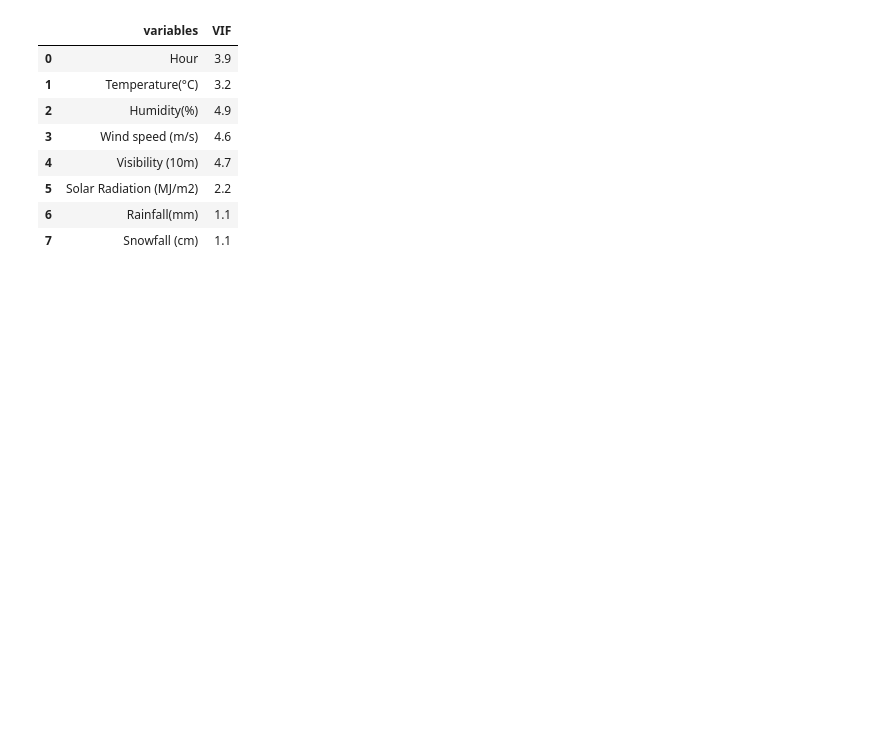
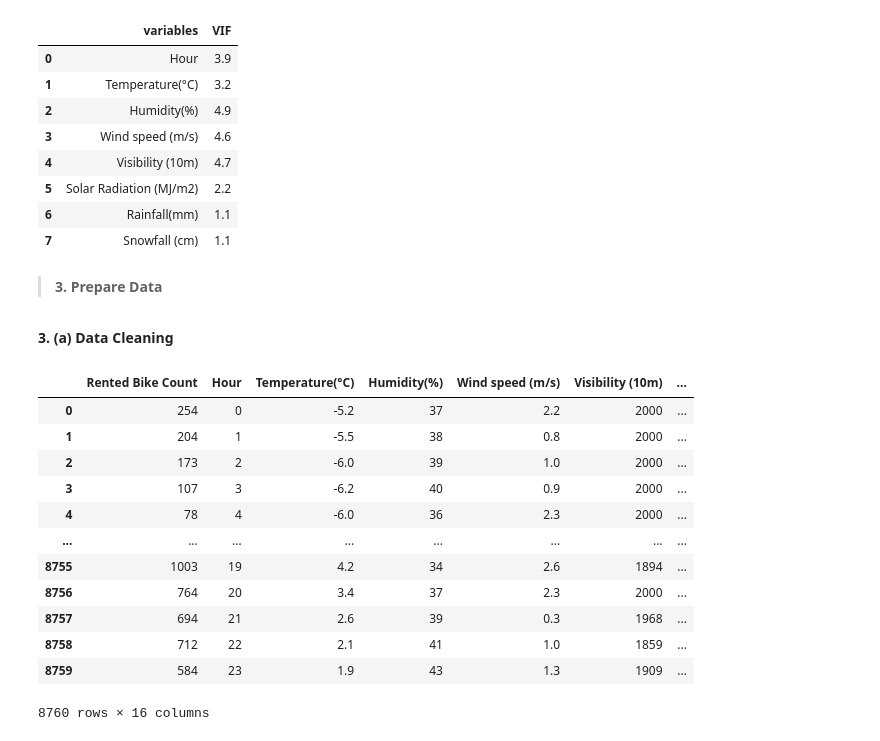
Before and after one commit to GODxFATHER/Bike-Sharing-Demand-Prediction, a Jupyter notebook: Individual_Bike_Sharing_Demand_Prediction_Capstone_Project.ipynb, the cells around one changed output. Drawn from its saved outputs; the diff is of its cells as text; code cells hidden in the pictures; blank space fills up the shorter version.

```diff
--- a/Individual_Bike_Sharing_Demand_Prediction_Capstone_Project.ipynb
+++ b/Individual_Bike_Sharing_Demand_Prediction_Capstone_Project.ipynb
@@ -579 +603,5 @@ cal_vif(df[[i for i in df.describe().columns if i not in ["Rented Bike Count",'Y
+# %% [markdown]
+> **3. Prepare Data**
+# %% [markdown]
+**3. (a) Data Cleaning**
 # %%
@@ -582,0 +609,25 @@ cal_vif(df[[i for i in df.describe().columns if i not in ["Rented Bike Count",'Y
+# %%
+#Encoding cyclical feature into thier numerical representation for later transforamtion
+
+month_mapping = {"January":0, "February":1, "March":2, "April":3, "May":4, "June":5, "July":6, "August":7,
+                "September":8, "October":9, "November":10, "December":11}
+weekday_mapping = {"Monday":0, "Tuesday":1, "Wednesday":2, "Thursday":3, "Friday":4, "Saturday":5, "Sunday":6}
+
+df['Month'] = df.Month.map(month_mapping)
+df['Weekday'] = df.Weekday.map(weekday_mapping)
+# %%
+df
+# %% [output]
+|  | Rented Bike Count | Hour | Temperature(°C) | Humidity(%) | Wind speed (m/s) | Visibility (10m) | ... |
+| 0 | 254 | 0 | -5.2 | 37 | 2.2 | 2000 | ... |
+| 1 | 204 | 1 | -5.5 | 38 | 0.8 | 2000 | ... |
+| 2 | 173 | 2 | -6.0 | 39 | 1.0 | 2000 | ... |
+| 3 | 107 | 3 | -6.2 | 40 | 0.9 | 2000 | ... |
+| 4 | 78 | 4 | -6.0 | 36 | 2.3 | 2000 | ... |
+| ... | ... | ... | ... | ... | ... | ... | ... |
+| 8755 | 1003 | 19 | 4.2 | 34 | 2.6 | 1894 | ... |
+| 8756 | 764 | 20 | 3.4 | 37 | 2.3 | 2000 | ... |
+| 8757 | 694 | 21 | 2.6 | 39 | 0.3 | 1968 | ... |
+| 8758 | 712 | 22 | 2.1 | 41 | 1.0 | 1859 | ... |
+| 8759 | 584 | 23 | 1.9 | 43 | 1.3 | 1909 | ... |
+8760 rows × 16 columns
```
Also changed, not shown: parts of 57 cells of this notebook.
